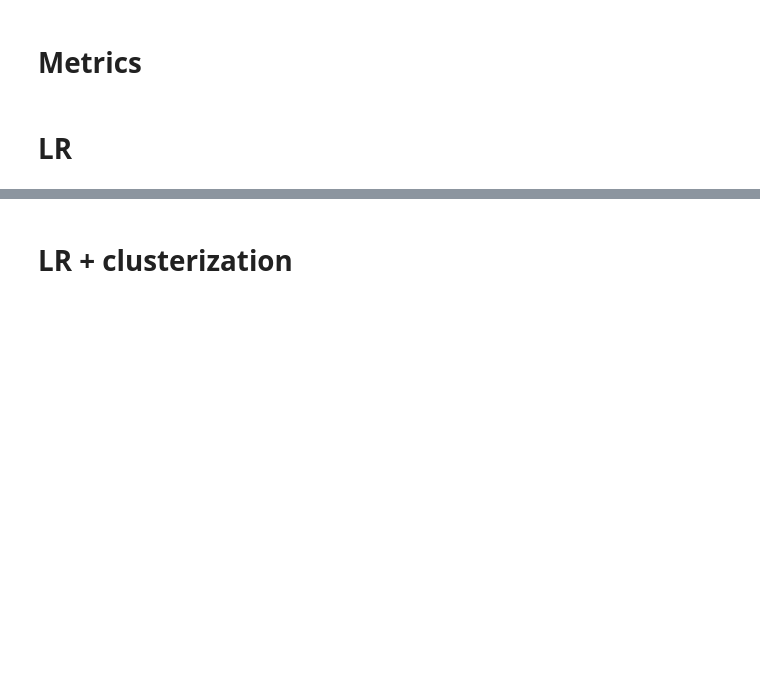
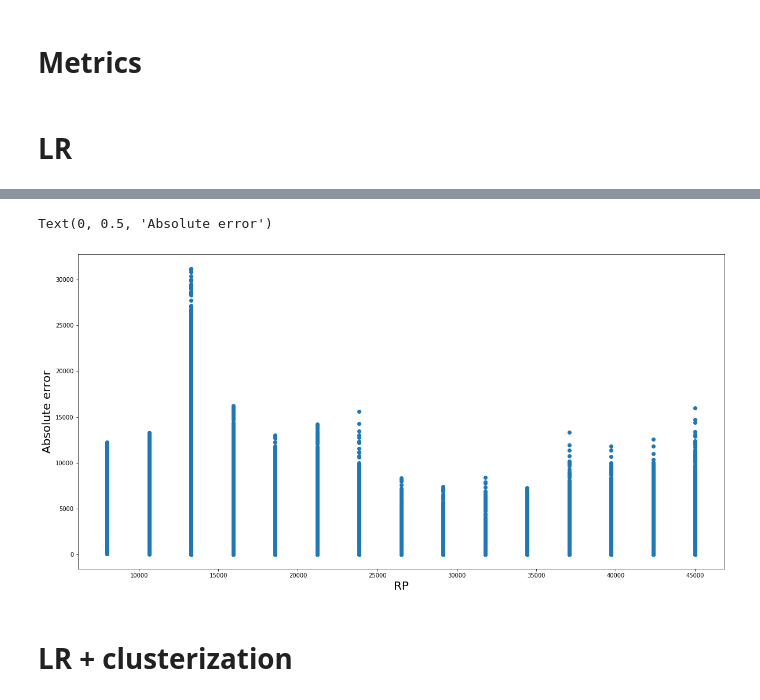
Before and after one commit to denissurin2011/diplom, a Jupyter notebook: linear_models.ipynb, the cells around one changed output, grey strips where cells are left out. Saved outputs shown, nothing was run; the diff lists cells and outputs as text; code cells hidden in the pictures; blank space fills up the shorter version.

```diff
--- a/linear_models.ipynb
+++ b/linear_models.ipynb
@@ -89,3 +125,12 @@ SMAPE new:   0.1493868550128499
+# %%
+fig, ax = plt.subplots(figsize=(20, 10))
+err = np.mean(np.abs(preds[1][target_cols] - df_test_ans[target_cols]), axis=1)
+ax.scatter(df['RP'], err)
+plt.xlabel("RP", fontsize= 20)
+plt.ylabel("Absolute error", fontsize= 20)
+# %% [output]
+Text(0, 0.5, 'Absolute error')
+[figure, added]
 # %% [markdown]
 # LR + clusterization
 # %%
```
Also changed, not shown: parts of 27 cells of this notebook.
